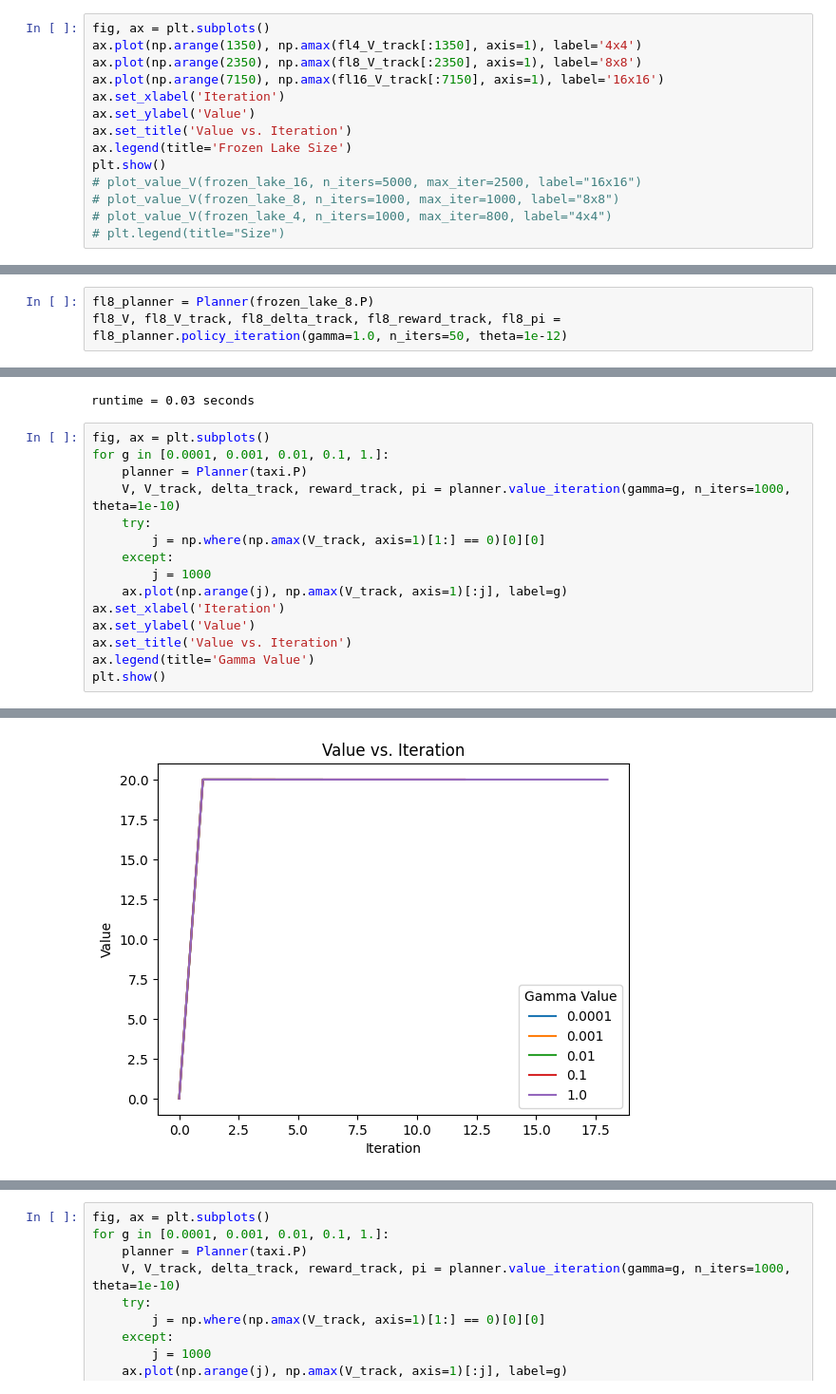
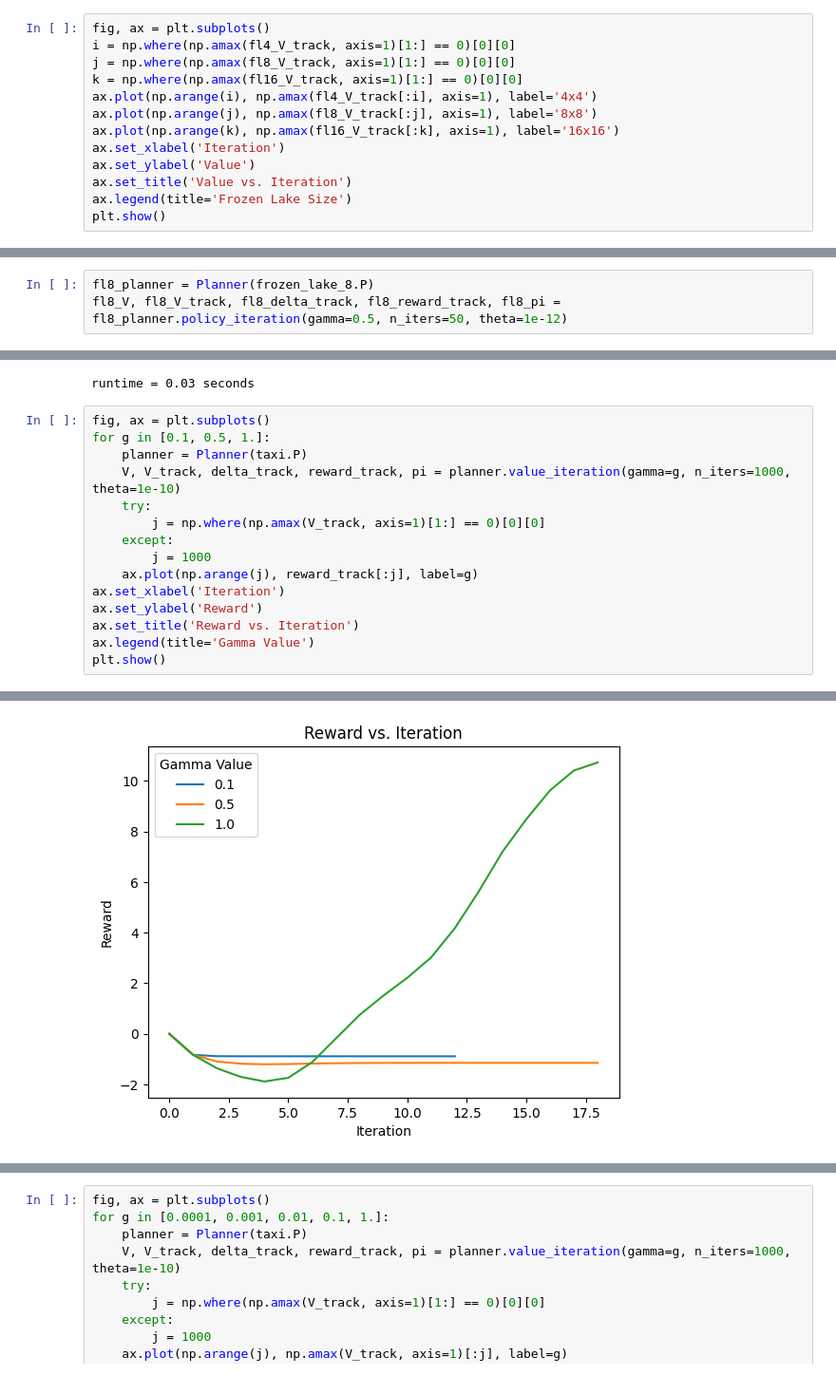
Before and after one commit to kittyschulz/mdp, a Jupyter notebook: mdp.ipynb, the cells around one changed output, grey strips where cells are left out. Shown at 95% size. Cells and saved outputs as stored; diff of their text form.

```diff
--- a/mdp.ipynb
+++ b/mdp.ipynb
@@ -149,18 +169,17 @@ plt.show()
 [figure]
 # %%
 fig, ax = plt.subplots()
-ax.plot(np.arange(1350), np.amax(fl4_V_track[:1350], axis=1), label='4x4')
-ax.plot(np.arange(2350), np.amax(fl8_V_track[:2350], axis=1), label='8x8')
-ax.plot(np.arange(7150), np.amax(fl16_V_track[:7150], axis=1), label='16x16')
+i = np.where(np.amax(fl4_V_track, axis=1)[1:] == 0)[0][0]
+j = np.where(np.amax(fl8_V_track, axis=1)[1:] == 0)[0][0]
+k = np.where(np.amax(fl16_V_track, axis=1)[1:] == 0)[0][0]
+ax.plot(np.arange(i), np.amax(fl4_V_track[:i], axis=1), label='4x4')
+ax.plot(np.arange(j), np.amax(fl8_V_track[:j], axis=1), label='8x8')
+ax.plot(np.arange(k), np.amax(fl16_V_track[:k], axis=1), label='16x16')
 ax.set_xlabel('Iteration')
 ax.set_ylabel('Value')
 ax.set_title('Value vs. Iteration')
 ax.legend(title='Frozen Lake Size')
 plt.show()
-# plot_value_V(frozen_lake_16, n_iters=5000, max_iter=2500, label="16x16")
-# plot_value_V(frozen_lake_8, n_iters=1000, max_iter=1000, label="8x8")
-# plot_value_V(frozen_lake_4, n_iters=1000, max_iter=800, label="4x4")
-# plt.legend(title="Size")
 # %% [output]
 [figure]
 # %%
@@ -329,5 +348,5 @@ fl4_V, fl4_V_track, fl4_delta_track, fl4_reward_track, fl4_pi = fl4_planner.poli
 runtime = 0.14 seconds
 # %%
 fl8_planner = Planner(frozen_lake_8.P)
-fl8_V, fl8_V_track, fl8_delta_track, fl8_reward_track, fl8_pi = fl8_planner.policy_iteration(gamma=1.0, n_iters=50, theta=1e-12)
+fl8_V, fl8_V_track, fl8_delta_track, fl8_reward_track, fl8_pi = fl8_planner.policy_iteration(gamma=0.5, n_iters=50, theta=1e-12)
 # %% [output]
@@ -764,17 +783,17 @@ texi_V, taxi_V_track, taxi_delta_track, taxi_reward_track, taxi_pi = taxi_planne
 runtime = 0.03 seconds
 # %%
 fig, ax = plt.subplots()
-for g in [0.0001, 0.001, 0.01, 0.1, 1.]:
+for g in [0.1, 0.5, 1.]:
     planner = Planner(taxi.P)
     V, V_track, delta_track, reward_track, pi = planner.value_iteration(gamma=g, n_iters=1000, theta=1e-10)
     try:
         j = np.where(np.amax(V_track, axis=1)[1:] == 0)[0][0]
     except:
         j = 1000
-    ax.plot(np.arange(j), np.amax(V_track, axis=1)[:j], label=g)
+    ax.plot(np.arange(j), reward_track[:j], label=g)
 ax.set_xlabel('Iteration')
-ax.set_ylabel('Value')
-ax.set_title('Value vs. Iteration')
+ax.set_ylabel('Reward')
+ax.set_title('Reward vs. Iteration')
 ax.legend(title='Gamma Value')
 plt.show()
 # %% [output]
@@ -786 +803 @@ runtime = 0.03 seconds
-[figure, old version]
+[figure, new version]
```
Also changed, not shown: parts of 17 cells of this notebook.
